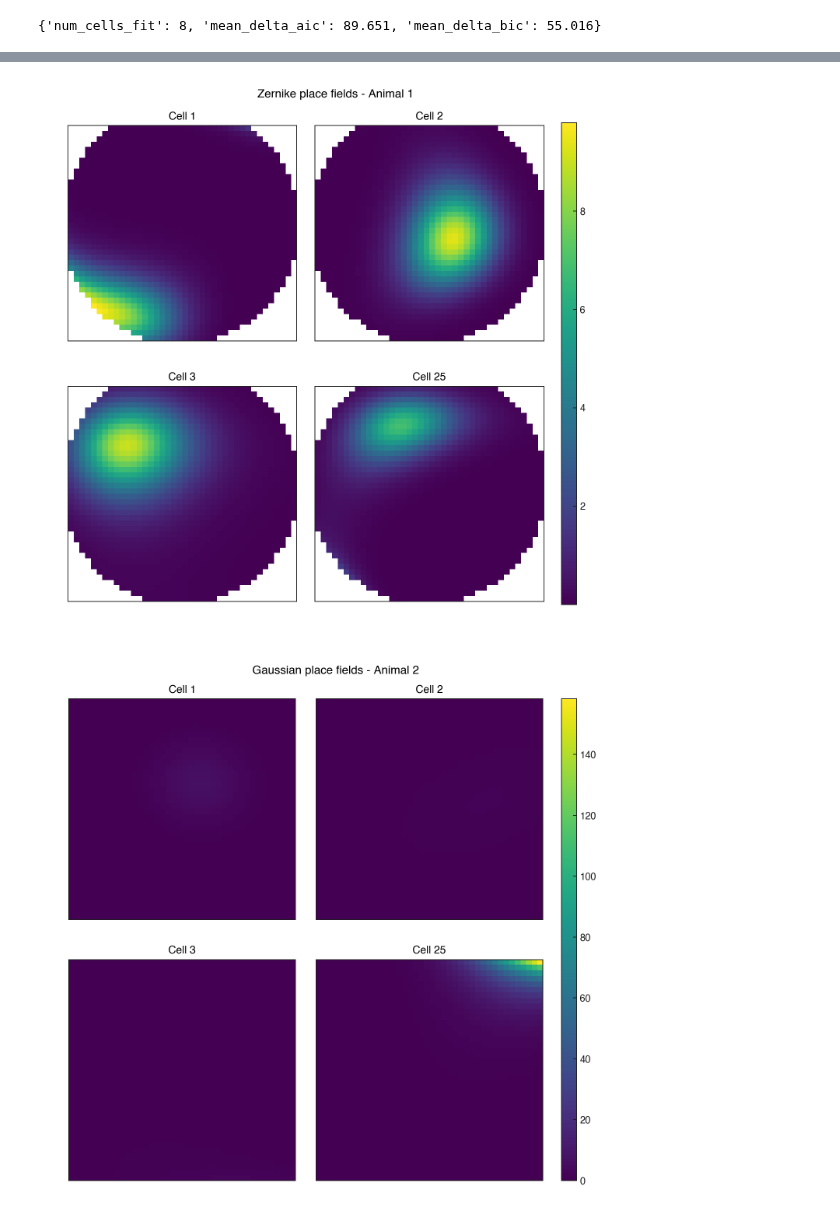
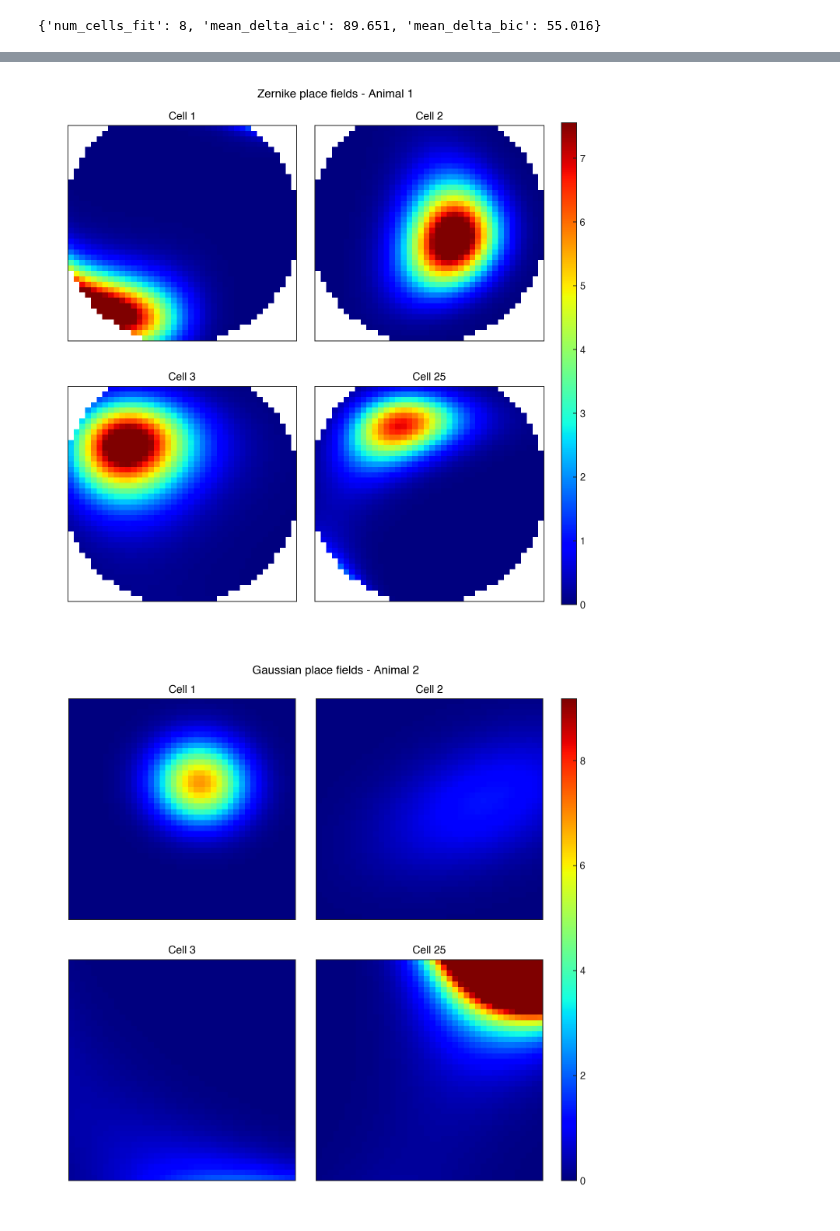
Before and after one commit to cajigaslab/nSTAT-python, a Jupyter notebook: notebooks/HippocampalPlaceCellExample.ipynb, the cells around one changed output, grey strips where cells are left out. Saved outputs shown, nothing was run; the diff lists cells and outputs as text; code cells hidden in the pictures.

```diff
--- a/notebooks/HippocampalPlaceCellExample.ipynb
+++ b/notebooks/HippocampalPlaceCellExample.ipynb
@@ -53,9 +53,10 @@ def _plot_field_grid(fig, animal_key, field_key, title):
     fields = np.asarray(animal[field_key], dtype=float)
     labels = np.asarray(animal["selected_indices"], dtype=int) + 1
     # Share the color scale across the 4 panels so a single colorbar is
-    # physically meaningful for every cell.
-    vmin = float(np.nanmin(fields))
-    vmax = float(np.nanmax(fields))
+    # physically meaningful for every cell. Clip vmax at the 98th percentile
+    # so the hot lobe pops against a cool background (MATLAB jet parity).
+    vmin = 0.0
+    vmax = float(np.nanpercentile(fields, 98))
     axs = fig.subplots(2, 2, squeeze=False)
     for ax, field, label in zip(axs.ravel(), fields, labels, strict=False):
         image = ax.imshow(
@@ -63,7 +64,7 @@ def _plot_field_grid(fig, animal_key, field_key, title):
             origin="lower",
             extent=[float(grid_x.min()), float(grid_x.max()), float(grid_y.min()), float(grid_y.max())],
             aspect="equal",
-            cmap="viridis",
+            cmap="jet",
             vmin=vmin,
             vmax=vmax,
         )
@@ -172,30 +174,36 @@ _plot_field_grid(fig, "animal2", "zernike_fields", "Zernike place fields - Anima
 
 fig = _prepare_figure("figure(8)", figsize=(7.0, 5.5))
 ax = fig.subplots(1, 1)
+_g_vmax = float(np.nanpercentile(np.asarray(mesh["gaussian_field"], dtype=float), 98))
 ax.imshow(
     mesh["gaussian_field"],
     origin="lower",
     extent=[float(np.min(mesh["grid_x"])), float(np.max(mesh["grid_x"])), float(np.min(mesh["grid_y"])), float(np.max(mesh["grid_y"]))],
     aspect="equal",
-    cmap="viridis",
+    cmap="jet",
+    vmin=0.0,
+    vmax=_g_vmax,
 )
 ax.plot(mesh["x_pos"], mesh["y_pos"], color="white", linewidth=0.5, alpha=0.35)
-ax.scatter(spike_x, spike_y, s=8, color="tab:red", alpha=0.7)
+ax.scatter(spike_x, spike_y, s=4, color="r", edgecolors="none", alpha=0.85)
 ax.set_title(f"Gaussian receptive field - Cell {int(mesh['cell_index']) + 1}")
 ax.set_xlabel("x")
 ax.set_ylabel("y")
 
 fig = _prepare_figure("figure(9)", figsize=(7.0, 5.5))
 ax = fig.subplots(1, 1)
+_z_vmax = float(np.nanpercentile(np.asarray(mesh["zernike_field"], dtype=float), 98))
 ax.imshow(
     mesh["zernike_field"],
     origin="lower",
     extent=[float(np.min(mesh["grid_x"])), float(np.max(mesh["grid_x"])), float(np.min(mesh["grid_y"])), float(np.max(mesh["grid_y"]))],
     aspect="equal",
-    cmap="viridis",
+    cmap="jet",
+    vmin=0.0,
+    vmax=_z_vmax,
 )
 ax.plot(mesh["x_pos"], mesh["y_pos"], color="white", linewidth=0.5, alpha=0.35)
-ax.scatter(spike_x, spike_y, s=8, color="tab:red", alpha=0.7)
+ax.scatter(spike_x, spike_y, s=4, color="r", edgecolors="none", alpha=0.85)
 ax.set_title(f"Zernike receptive field - Cell {int(mesh['cell_index']) + 1}")
 ax.set_xlabel("x")
 ax.set_ylabel("y")
@@ -205,35 +213,36 @@ fig = _prepare_figure("figure(9) overlay", figsize=(10.0, 5.0))
 axs = fig.subplots(1, 2)
 ext = [float(np.min(mesh["grid_x"])), float(np.max(mesh["grid_x"])), float(np.min(mesh["grid_y"])), float(np.max(mesh["grid_y"]))]
 for ax, field, label in zip(axs, [mesh["gaussian_field"], mesh["zernike_field"]], ["Gaussian", "Zernike"]):
-    ax.imshow(field, origin="lower", extent=ext, aspect="equal", cmap="viridis")
+    _vmax = float(np.nanpercentile(np.asarray(field, dtype=float), 98))
+    ax.imshow(field, origin="lower", extent=ext, aspect="equal", cmap="jet", vmin=0.0, vmax=_vmax)
     ax.plot(mesh["x_pos"], mesh["y_pos"], color="white", linewidth=0.5, alpha=0.35)
-    ax.scatter(spike_x, spike_y, s=8, color="tab:red", alpha=0.7)
+    ax.scatter(spike_x, spike_y, s=4, color="r", edgecolors="none", alpha=0.85)
     ax.set_title(f"{label} - Cell {int(mesh['cell_index']) + 1}")
     ax.set_xlabel("x")
     ax.set_ylabel("y")
 
 # 3D mesh overlay — Gaussian (blue) + Zernike (green) for the MATLAB example cell, with trajectory overlaid
 from mpl_toolkits.mplot3d import Axes3D  # noqa: F401 — registers the 3d projection
 fig = _prepare_figure("figure(9) 3D mesh overlay", figsize=(8.5, 6.5))
 fig.clear()
 ax = fig.add_subplot(1, 1, 1, projection="3d")
 X = np.asarray(mesh["grid_x"], dtype=float)
 Y = np.asarray(mesh["grid_y"], dtype=float)
 gauss = np.asarray(mesh["gaussian_field"], dtype=float)
 zern = np.asarray(mesh["zernike_field"], dtype=float)
 ax.plot_wireframe(X, Y, gauss, rstride=4, cstride=4, color="tab:blue", alpha=0.35, linewidth=0.6, label="Gaussian")
 ax.plot_wireframe(X, Y, zern, rstride=4, cstride=4, color="tab:green", alpha=0.35, linewidth=0.6, label="Zernike")
 # Overlay animal trajectory and spikes on the bottom z-plane (z=0)
 z_floor = float(np.nanmin([np.nanmin(gauss), np.nanmin(zern), 0.0]))
 ax.plot(np.asarray(mesh["x_pos"], dtype=float), np.asarray(mesh["y_pos"], dtype=float), zs=z_floor, zdir="z", color="0.4", linewidth=0.5, alpha=0.5)
 ax.scatter(spike_x, spike_y, zs=z_floor, zdir="z", s=6, color="tab:red", alpha=0.7)
 ax.set_xlabel("x position")
 ax.set_ylabel("y position")
 ax.set_zlabel("Hz")
 ax.set_title(f"Animal#1, Cell#{int(mesh['cell_index']) + 1} — Gaussian + Zernike overlay")
 ax.legend(loc="upper right", frameon=False, fontsize=8)
 
 __tracker.finalize()
 # %% [output]
-[figure, old version]
+[figure, new version]
-[figure, old version]
+[figure, new version]
```
Also changed, not shown: parts of 5 cells of this notebook, 24 other files.
